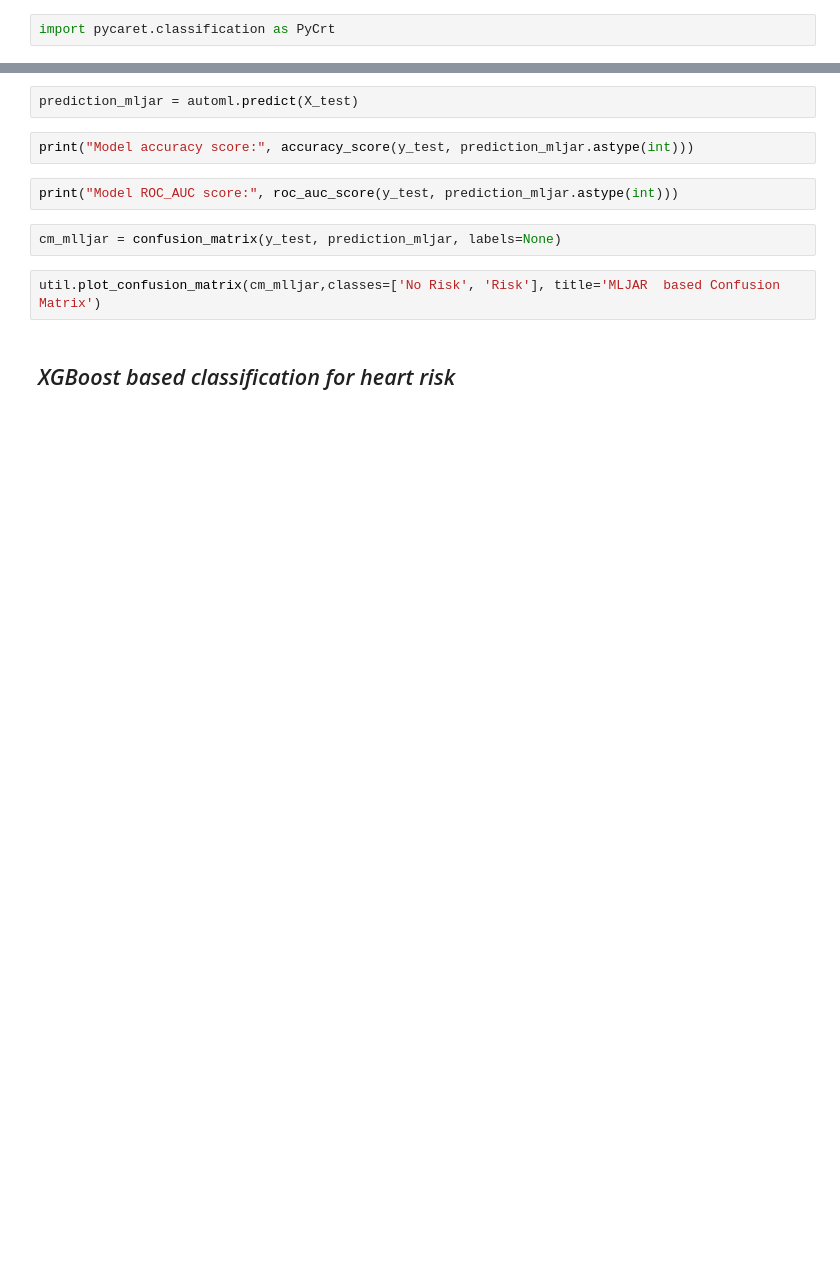
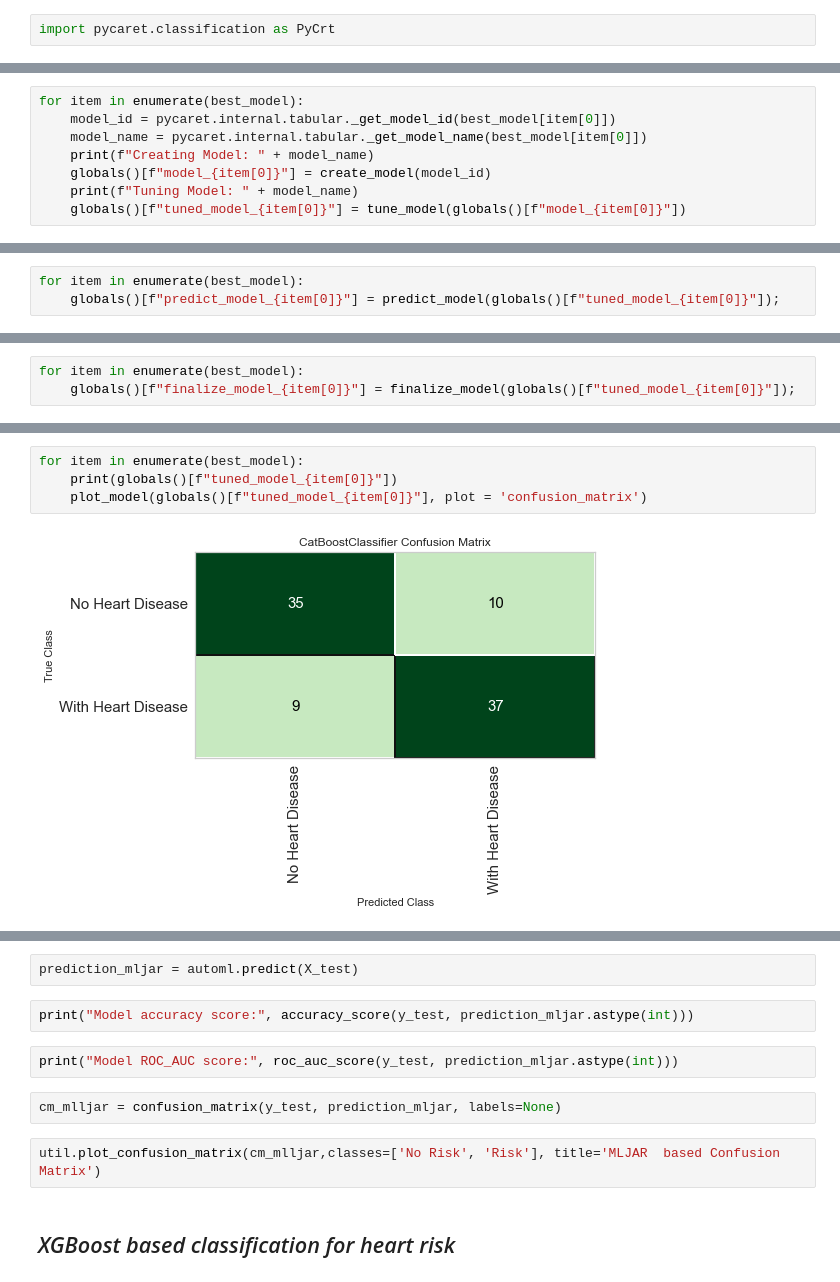
Before and after one commit to rrahman1234/Udacity_ML_Nanodegree, a Jupyter notebook: Hear_Risk_Analytics.ipynb, the cells around one changed output, grey strips where cells are left out. Cells and saved outputs as stored; diff of their text form; blank space fills up the shorter version.

```diff
--- a/Hear_Risk_Analytics.ipynb
+++ b/Hear_Risk_Analytics.ipynb
@@ -633,0 +608,8 @@ rdge_mdl = create_model('ridge')
+# %%
+for item in enumerate(best_model):
+    model_id = pycaret.internal.tabular._get_model_id(best_model[item[0]])
+    model_name = pycaret.internal.tabular._get_model_name(best_model[item[0]])
+    print(f"Creating Model: " + model_name)
+    globals()[f"model_{item[0]}"] = create_model(model_id)
+    print(f"Tuning Model: " + model_name)
+    globals()[f"tuned_model_{item[0]}"] = tune_model(globals()[f"model_{item[0]}"])
@@ -633,0 +631,3 @@ rdge_mdl = create_model('ridge')
+# %%
+for item in enumerate(best_model):
+    globals()[f"predict_model_{item[0]}"] = predict_model(globals()[f"tuned_model_{item[0]}"]);
@@ -633,0 +645,3 @@ rdge_mdl = create_model('ridge')
+# %%
+for item in enumerate(best_model):
+    globals()[f"finalize_model_{item[0]}"] = finalize_model(globals()[f"tuned_model_{item[0]}"]);
@@ -633,0 +671,6 @@ rdge_mdl = create_model('ridge')
+# %%
+for item in enumerate(best_model):
+    print(globals()[f"tuned_model_{item[0]}"])
+    plot_model(globals()[f"tuned_model_{item[0]}"], plot = 'confusion_matrix')
+# %% [output]
+[figure, added]
```
Also changed, not shown: parts of 16 cells of this notebook.
